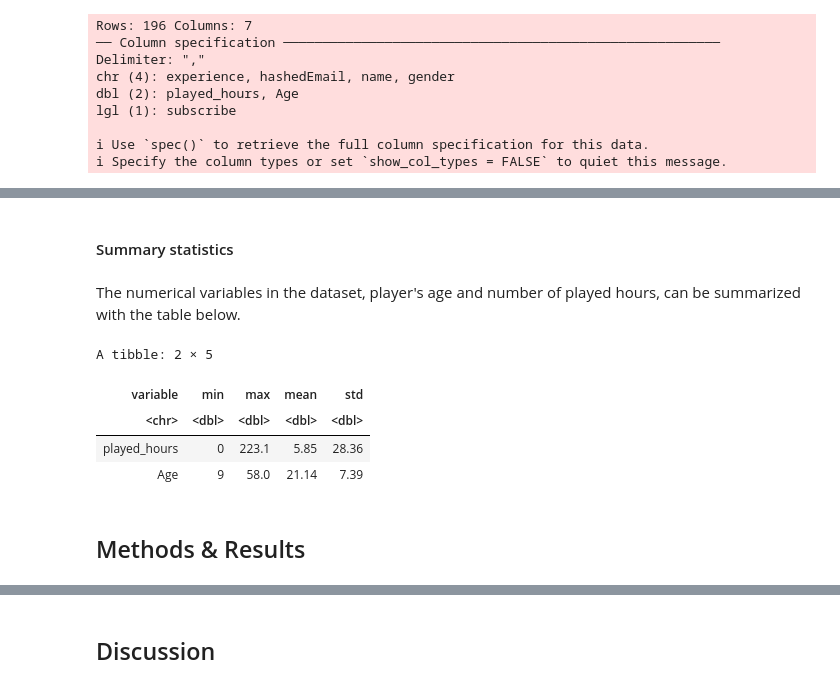
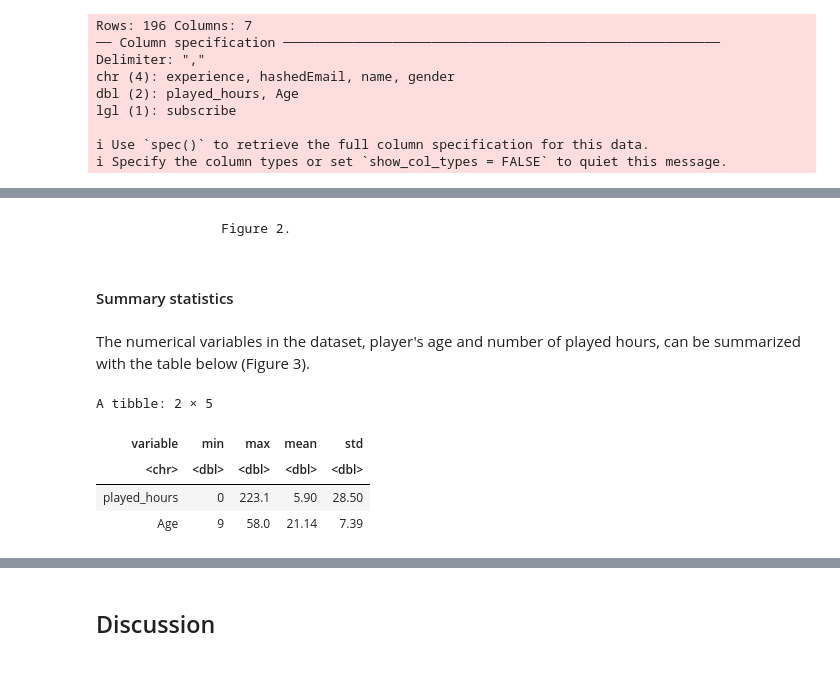
Before and after one commit to avahbot/dsci-100-term-project-final, a Jupyter notebook: project.ipynb, the cells around one changed output, grey strips where cells are left out. Saved outputs shown, nothing was run; the diff lists cells and outputs as text; code cells hidden in the pictures.

Commit message:
First part of methodology complete
I have completed the first part of the methodology and made very minor changes to the introduction. Kindly check the methods and results to see if my work is correct

```diff
--- a/project.ipynb
+++ b/project.ipynb
@@ -56,7 +43,7 @@ set.seed(10)
 # %% [markdown]
 #### Load dataset
 # %%
-players <- read_csv("https://raw.githubusercontent.com/emiliaosterlund/dsci-100-project/refs/heads/main/players.csv")
+players <- read_csv("data/players.csv")
 # %% [output]
 Rows: 196 Columns: 7
 ── Column specification ────────────────────────────────────────────────────────
@@ -69,0 +77,11 @@ lgl (1): subscribe
+# %%
+tidy_players <- players |>
+                filter(!is.na(Age)) |>
+                select(Age, played_hours, experience, gender, subscribe) |>
+                mutate(
+                     Age = as.integer(Age),
+                     played_hours = as.numeric(played_hours),
+                     experience = as.factor(experience),
+                     gender = as.factor(gender),
+                     subscribe = as.logical(subscribe)
+                 )
@@ -70,32 +104,32 @@ lgl (1): subscribe
+# %% [markdown]
+                  Figure 2.
 # %% [markdown]
 #### Summary statistics
 # %% [markdown]
-The numerical variables in the dataset, player's age and number of played hours, can be summarized with the table below.
+The numerical variables in the dataset, player's age and number of played hours, can be summarized with the table below (Figure 3).
 # %%
-summary <- summarize(players,
+summary <- summarize(tidy_players,
          min_played_hours = round(min(played_hours, na.rm = TRUE), 2),
          max_played_hours = round(max(played_hours, na.rm = TRUE), 2),
          mean_played_hours = round(mean(played_hours, na.rm = TRUE), 2),
          sd_played_hours = round(sd(played_hours, na.rm = TRUE), 2),
          min_age = round(min(Age, na.rm = TRUE), 2),
          max_age = round(max(Age, na.rm = TRUE), 2),
          mean_age = round(mean(Age, na.rm = TRUE), 2),
          sd_age = round(sd(Age, na.rm = TRUE), 2))
 
 summary_table <- tibble(
   variable = c("played_hours", "Age"),
   min  = c(summary$min_played_hours, summary$min_age),
   max  = c(summary$max_played_hours, summary$max_age),
   mean = c(summary$mean_played_hours, summary$mean_age),
   std   = c(summary$sd_played_hours, summary$sd_age)
 )
 
 summary_table
 # %% [output]
 A tibble: 2 × 5
 | variable | min | max | mean | std |
 | <chr> | <dbl> | <dbl> | <dbl> | <dbl> |
-| played_hours | 0 | 223.1 | 5.85 | 28.36 |
+| played_hours | 0 | 223.1 | 5.90 | 28.50 |
 | Age | 9 | 58.0 | 21.14 | 7.39 |
-# %% [markdown]
-## Methods & Results
```
Also changed, not shown: parts of 25 cells of this notebook.
